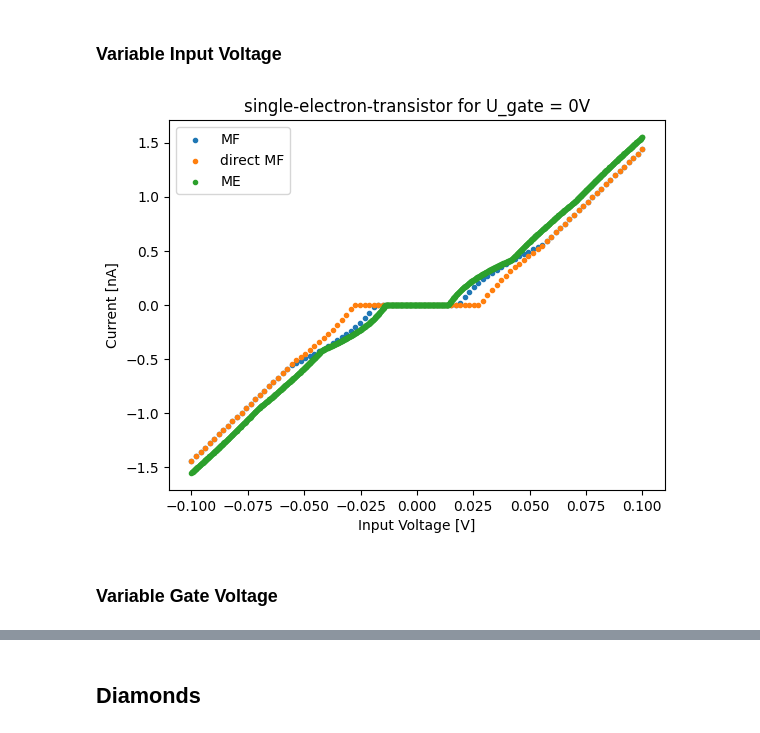
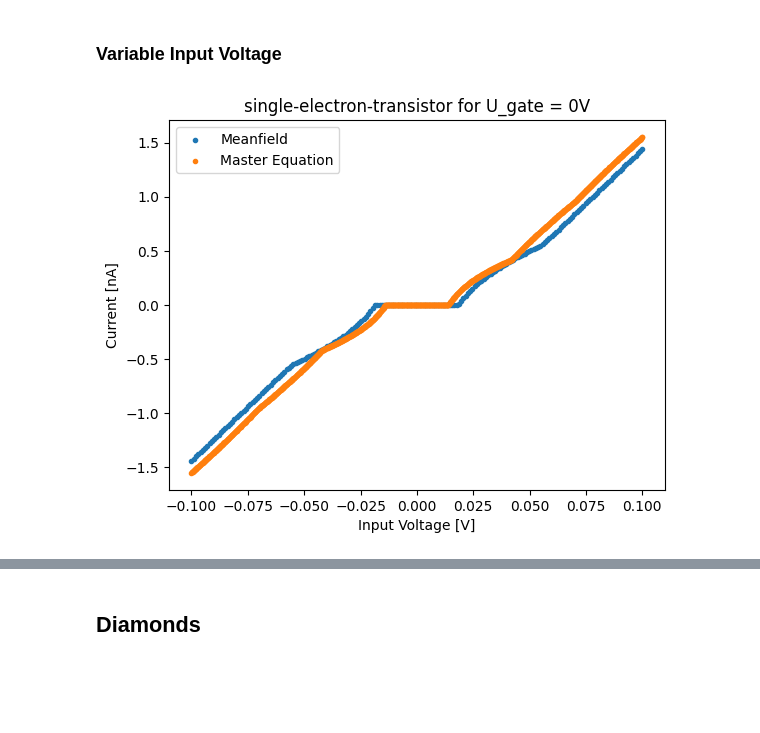
Before and after one commit to evanwonisch/NanoNetsMF, a Jupyter notebook: run/single_electron_transistor.ipynb, the cells around one changed output, grey strips where cells are left out. Saved outputs shown, nothing was run; the diff lists cells and outputs as text; code cells hidden in the pictures; blank space fills up the shorter version.

```diff
--- a/run/single_electron_transistor.ipynb
+++ b/run/single_electron_transistor.ipynb
@@ -18,29 +20,25 @@ We calculate the output current for a one-nanoparticle network under varied inpu
 net = Network(1,1,1,[[0,0,0],[0,0,0]])
 mf = MeanField(net)
 # %%
-Us = np.linspace(-0.1, 0.1, 100)
-Is = np.zeros(100)
-Is_direct = np.zeros(100)
-
+N = 200
+Us = np.linspace(-0.1, 0.1, N)
+Is = np.zeros(N)
 for i, U in enumerate(Us):
     net.set_voltage_config([U, 0], 0)
-    state = mf.numeric_integration_solve()
+    state = mf.numeric_integration_solve(N = 7)
     Is[i] = -mf.calc_expected_electrode_current(state, 1) * CONST.electron_charge
-    Is_direct[i] = -mf.antisymmetric_tunnel_rate_electrode(state, 1) * CONST.electron_charge
 # %%
 # KMC data
-_, U_data, I_data = np.loadtxt("../data/set_0.0.csv", unpack = True, skiprows = 1, delimiter = ",")
+_, U_data, I_data = np.loadtxt("../data/set/set_0.0.csv", unpack = True, skiprows = 1, delimiter = ",")
 I_data = I_data / 1000 * CONST.electron_charge
 # %%
-plt.scatter(Us, Is, marker = ".", label = "MF")
-plt.scatter(Us, Is_direct, marker = ".", label = "direct MF")
-plt.scatter(U_data, I_data, marker = ".", label = "ME")
+# currents
+plt.scatter(Us, Is, marker = ".", label = "Meanfield")
+plt.scatter(U_data, I_data, marker = ".", label = "Master Equation")
 plt.xlabel("Input Voltage [V]")
 plt.ylabel("Current [nA]")
 plt.title("single-electron-transistor for U_gate = 0V")
 plt.legend()
 plt.savefig("../output/set.png")
 # %% [output]
-[figure, old version]
+[figure, new version]
-# %% [markdown]
-### Variable Gate Voltage
```
Also changed, not shown: parts of 11 cells of this notebook, 2 other files.
